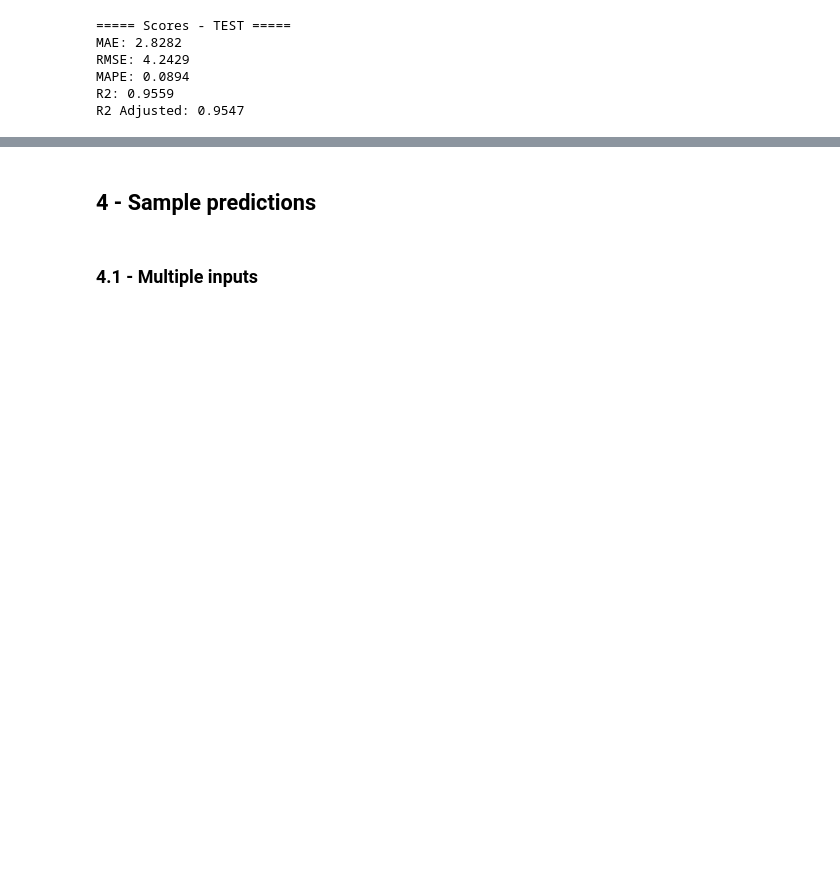
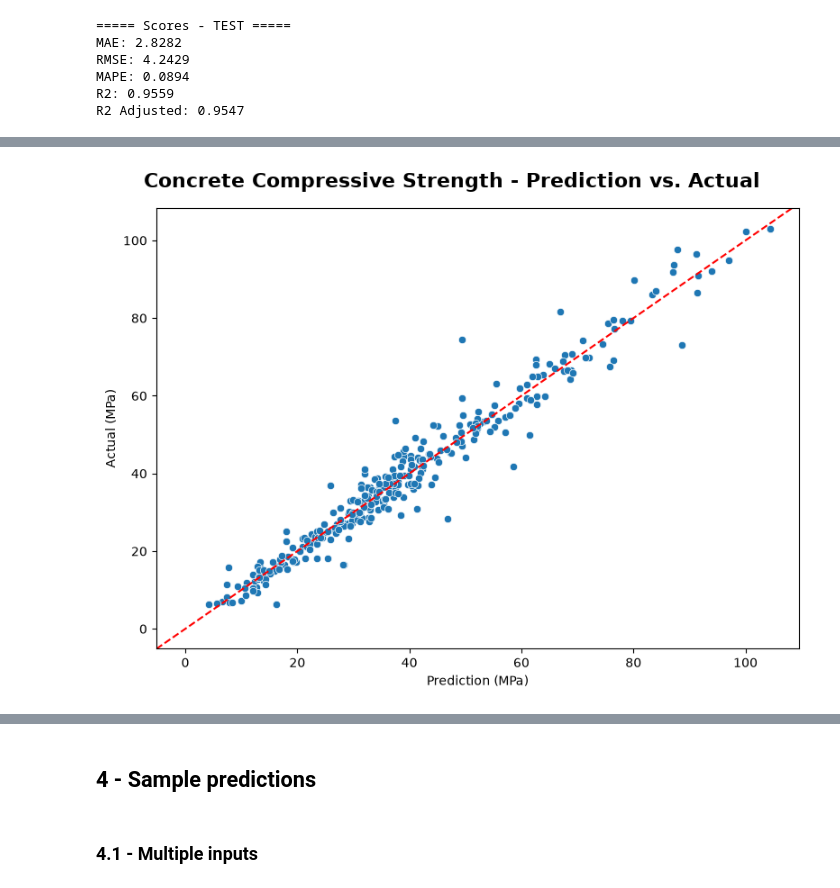
Before and after one commit to jcdcustodio/buhos-api, a Jupyter notebook: nb_train_script.ipynb, the cells around one changed output, grey strips where cells are left out. Drawn from its saved outputs; the diff is of its cells as text; code cells hidden in the pictures; blank space fills up the shorter version.

```diff
--- a/nb_train_script.ipynb
+++ b/nb_train_script.ipynb
@@ -329,0 +361,15 @@ R2 Adjusted: 0.9547
+# %%
+fig, ax = plt.subplots(figsize=(8, 6))
+
+sns.scatterplot(x=y_pred_test, y=y_test, ax=ax)
+ax.axline((0, 0), slope=1, color="red", linestyle="--", linewidth=1.5)
+
+ax.set_xlabel("Prediction (MPa)")
+ax.set_ylabel("Actual (MPa)")
+fig.suptitle("Concrete Compressive Strength - Prediction vs. Actual", fontsize=16, fontweight="bold")
+
+fig.tight_layout()
+
+plt.savefig(IMAGE_PATH / "plot_pred_vs_actual.jpg" , dpi=300, bbox_inches="tight")
+# %% [output]
+[figure, added]
```
Also changed, not shown: parts of 8 cells of this notebook, 2 other files.
